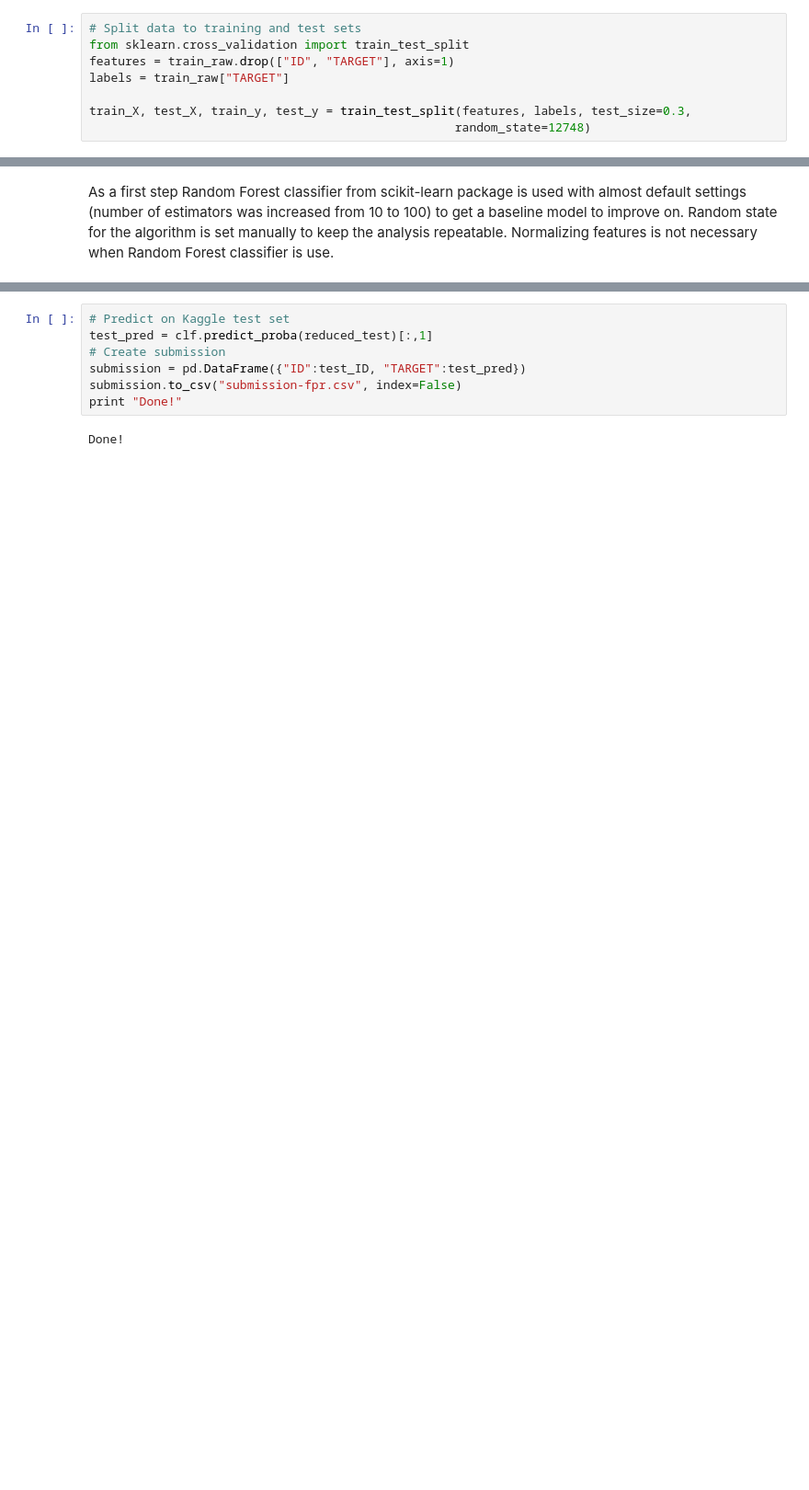
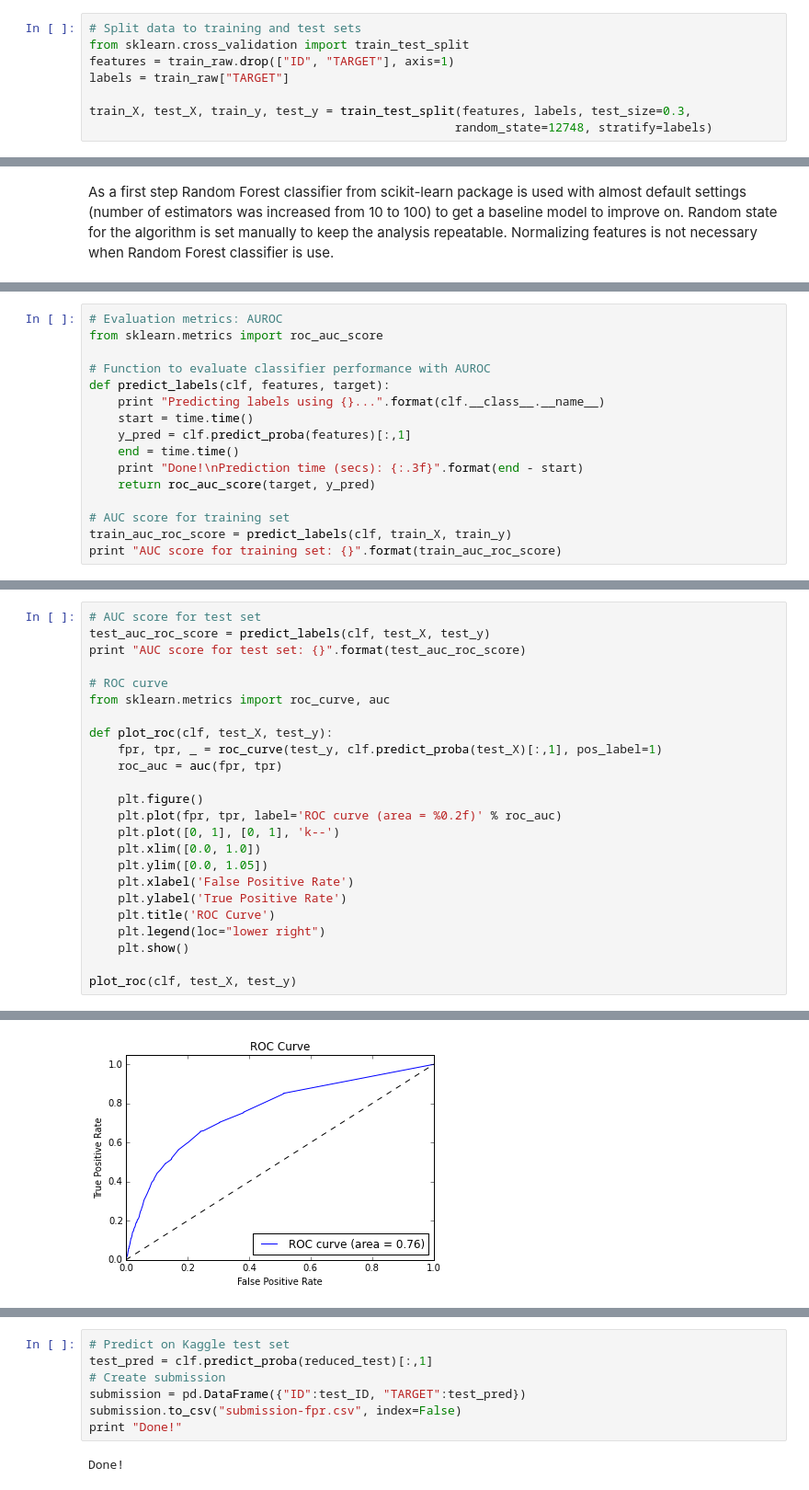
Before and after one commit to jsalminen/Santander, a Jupyter notebook: Santander MLEN.ipynb, the cells around one changed output, grey strips where cells are left out. Shown at 92% size. Saved outputs shown, nothing was run; the diff lists cells and outputs as text; blank space fills up the shorter version.

```diff
--- a/Santander MLEN.ipynb
+++ b/Santander MLEN.ipynb
@@ -251,7 +251,7 @@ features = train_raw.drop(["ID", "TARGET"], axis=1)
 labels = train_raw["TARGET"]
 
 train_X, test_X, train_y, test_y = train_test_split(features, labels, test_size=0.3,
-                                                   random_state=12748)
+                                                   random_state=12748, stratify=labels)
 # %% [markdown]
 Above features and correct labels are extracted from raw data, and training set is split to training and test sets. 30 % of the training data is used for evaluating performance of different models. Competition test set is modified by separating ID variable.
 # %%
@@ -591,0 +289,16 @@ Finally, the optimal Random Forest classifier trained on full dataset is used fo
+# %%
+# Evaluation metrics: AUROC
+from sklearn.metrics import roc_auc_score
+
+# Function to evaluate classifier performance with AUROC
+def predict_labels(clf, features, target):
+    print "Predicting labels using {}...".format(clf.__class__.__name__)
+    start = time.time()
+    y_pred = clf.predict_proba(features)[:,1]
+    end = time.time()
+    print "Done!\nPrediction time (secs): {:.3f}".format(end - start)
+    return roc_auc_score(target, y_pred)
+
+# AUC score for training set
+train_auc_roc_score = predict_labels(clf, train_X, train_y)
+print "AUC score for training set: {}".format(train_auc_roc_score)
@@ -591,0 +312,25 @@ Finally, the optimal Random Forest classifier trained on full dataset is used fo
+# %%
+# AUC score for test set
+test_auc_roc_score = predict_labels(clf, test_X, test_y)
+print "AUC score for test set: {}".format(test_auc_roc_score)
+
+# ROC curve
+from sklearn.metrics import roc_curve, auc
+
+def plot_roc(clf, test_X, test_y):
+    fpr, tpr, _ = roc_curve(test_y, clf.predict_proba(test_X)[:,1], pos_label=1)
+    roc_auc = auc(fpr, tpr)
+
+    plt.figure()
+    plt.plot(fpr, tpr, label='ROC curve (area = %0.2f)' % roc_auc)
+    plt.plot([0, 1], [0, 1], 'k--')
+    plt.xlim([0.0, 1.0])
+    plt.ylim([0.0, 1.05])
+    plt.xlabel('False Positive Rate')
+    plt.ylabel('True Positive Rate')
+    plt.title('ROC Curve')
+    plt.legend(loc="lower right")
+    plt.show()
+
+plot_roc(clf, test_X, test_y)
+# %% [output]
@@ -591,0 +341 @@ Finally, the optimal Random Forest classifier trained on full dataset is used fo
+[figure, added]
```
Also changed, not shown: parts of 51 cells of this notebook.
